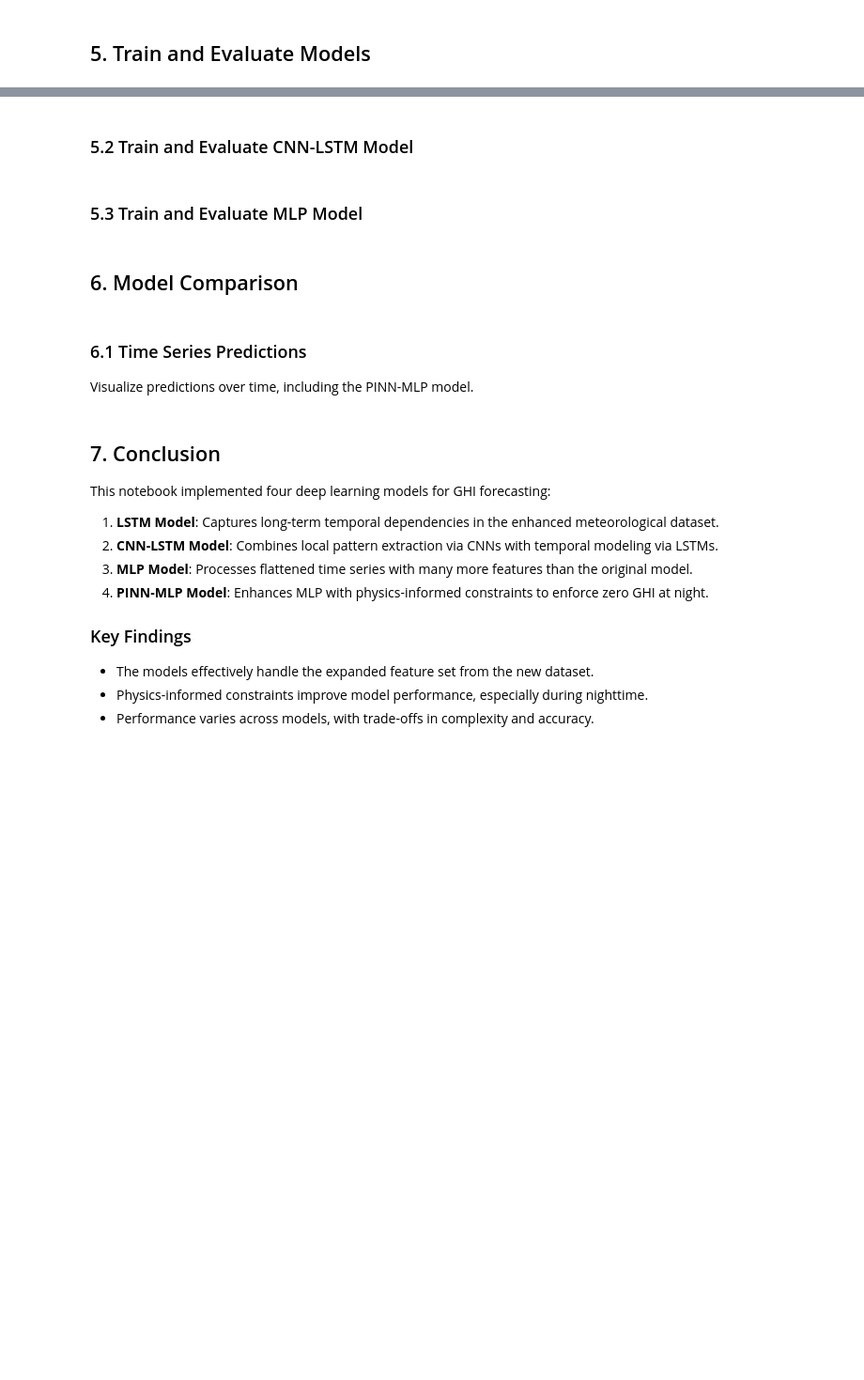
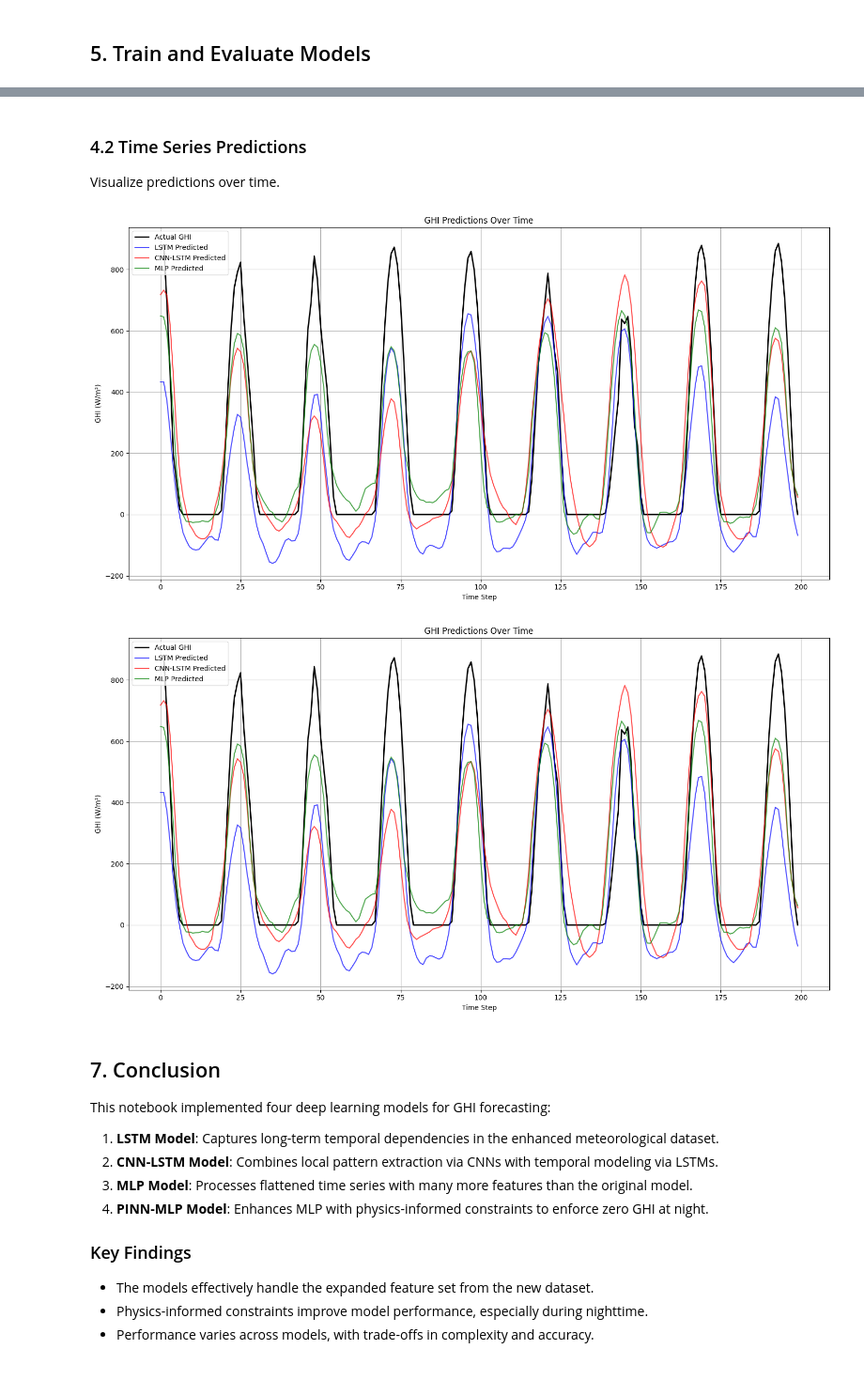
Before and after one commit to Tin-Hoang/EEEM073-Solar-Radiation, a Jupyter notebook: 3_ai_modelling.ipynb, the cells around one changed output, grey strips where cells are left out. Shown at 94% size. Saved outputs shown, nothing was run; the diff lists cells and outputs as text; code cells hidden in the pictures; blank space fills up the shorter version.

Commit message:
feat: add comparison charts

```diff
--- a/3_ai_modelling.ipynb
+++ b/3_ai_modelling.ipynb
@@ -347,2 +882,0 @@ View run at https://wandb.ai/tin-hoang/EEEM073-Solar-Radiation/runs/9o8gqy0n
-# %% [markdown]
-### 5.2 Train and Evaluate CNN-LSTM Model
@@ -381,2 +882,0 @@ torch.save(cnn_lstm_model.state_dict(), 'cnn_lstm_ghi_forecasting_model_v2.pt')
-# %% [markdown]
-### 5.3 Train and Evaluate MLP Model
@@ -415,2 +882,0 @@ torch.save(mlp_model.state_dict(), 'mlp_ghi_forecasting_model_v2.pt')
-# %% [markdown]
-## 6. Model Comparison
@@ -591,7 +883,7 @@ compare_models(
 # %% [markdown]
-### 6.1 Time Series Predictions
+### 4.2 Time Series Predictions
 
-Visualize predictions over time, including the PINN-MLP model.
+Visualize predictions over time.
 # %%
 def plot_predictions_over_time(models, model_names, data_loader, target_scaler, num_samples=200, start_idx=0):
     """
@@ -640,74 +932,42 @@ def plot_predictions_over_time(models, model_names, data_loader, target_scaler,
             predictions.append(outputs)
 
     # Inverse transform to original scale
-    y_true_orig = target_scaler.inverse_transform(targets)
-    y_pred_orig_list = [target_scaler.inverse_transform(pred) for pred in predictions]
+    y_true_orig = target_scaler.inverse_transform(targets.reshape(-1, 1)).flatten()
+    y_pred_orig_list = [target_scaler.inverse_transform(pred.reshape(-1, 1)).flatten() for pred in predictions]
 
     # Create visualization
     fig = plt.figure(figsize=(15, 8))
 
     # Plot predictions
     plt.plot(y_true_orig, 'k-', label='Actual GHI', linewidth=2)
 
     colors = ['b-', 'r-', 'g-', 'm-']
     for i, (pred, name) in enumerate(zip(y_pred_orig_list, model_names)):
         plt.plot(pred, colors[i], label=f'{name} Predicted', alpha=0.7)
 
     plt.title('GHI Predictions Over Time')
     plt.xlabel('Time Step')
     plt.ylabel('GHI (W/m²)')
     plt.legend()
     plt.grid(True)
     plt.tight_layout()
     plt.show()
 
-    # Log the plot to wandb
-    if USE_WANDB:
-        wandb.init(
-            project=WANDB_PROJECT,
-            entity=WANDB_USERNAME,
-            name="Time-Series-Predictions",
-            config={"num_samples": num_samples}
-        )
-
-        # Log the matplotlib figure
-        wandb.log({"time_series_predictions": wandb.Image(fig)})
-
-        # Create an interactive line chart
-        time_steps = list(range(num_samples))
-        data = [[step] + [float(y_true_orig[step][0])] + [float(pred[step][0]) for pred in y_pred_orig_list]
-                for step in range(num_samples)]
-
-        columns = ["Time Step", "Actual"] + model_names
-        table = wandb.Table(columns=columns, data=data)
-
-        wandb.log({"predictions_table": table})
-
-        # Log prediction error over time
-        error_data = []
-        for step in range(num_samples):
-            actual = float(y_true_orig[step][0])
-            errors = [abs(float(pred[step][0]) - actual) for pred in y_pred_orig_list]
-            error_data.append([step, actual] + errors)
-
-        error_columns = ["Time Step", "Actual"] + [f"{name}_error" for name in model_names]
-        error_table = wandb.Table(columns=error_columns, data=error_data)
-
-        wandb.log({"prediction_errors": error_table})
-
-        wandb.finish()
-
     return fig
 
+wandb.finish()
 # Plot time series predictions
 plot_predictions_over_time(
     models=[lstm_model, cnn_lstm_model, mlp_model],
-    model_names=['LSTM', 'CNN-LSTM', 'MLP', 'PINN-MLP'],
+    model_names=['LSTM', 'CNN-LSTM', 'MLP'],
     data_loader=test_loader,
     target_scaler=scalers[f'{TARGET_VARIABLE}_scaler'],
     num_samples=200,
     start_idx=100
 )
+# %% [output]
+[figure, added]
+[figure, added]
 # %% [markdown]
 ## 7. Conclusion
 
```
Also changed, not shown: parts of 28 cells of this notebook, 3 other files.
